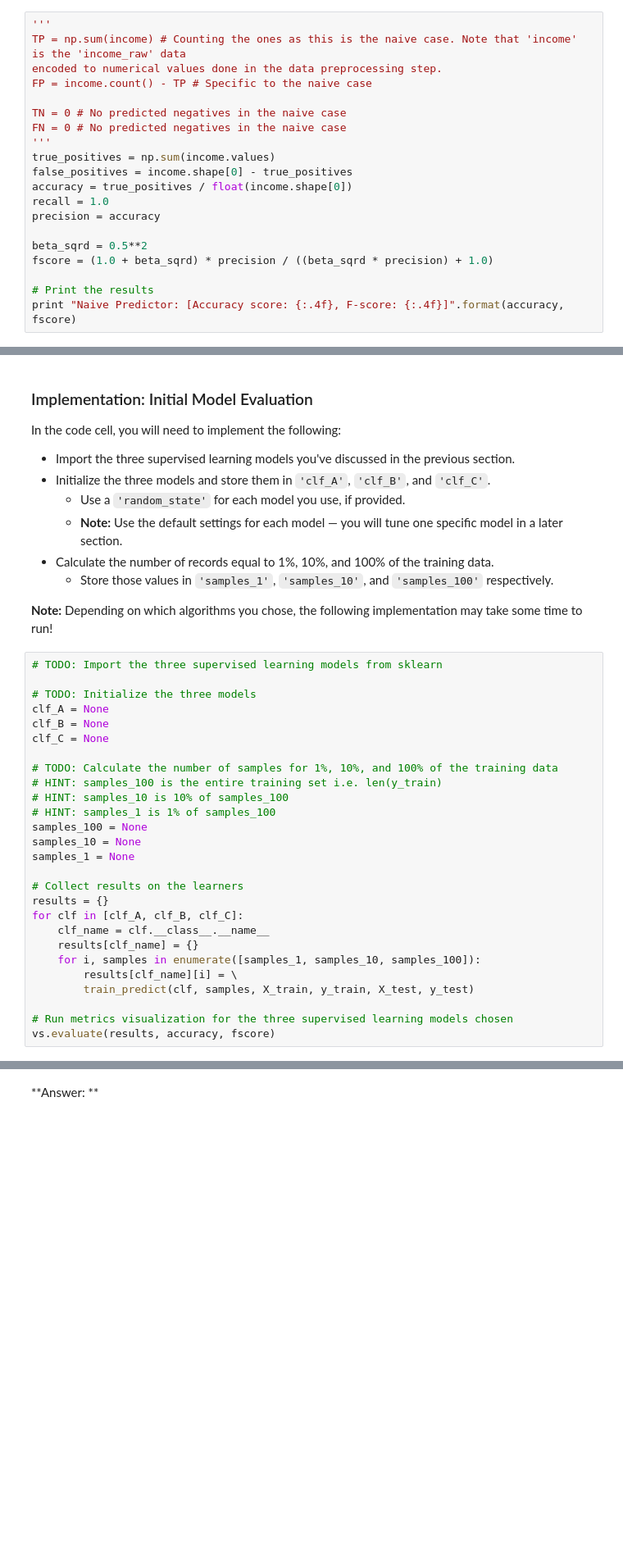
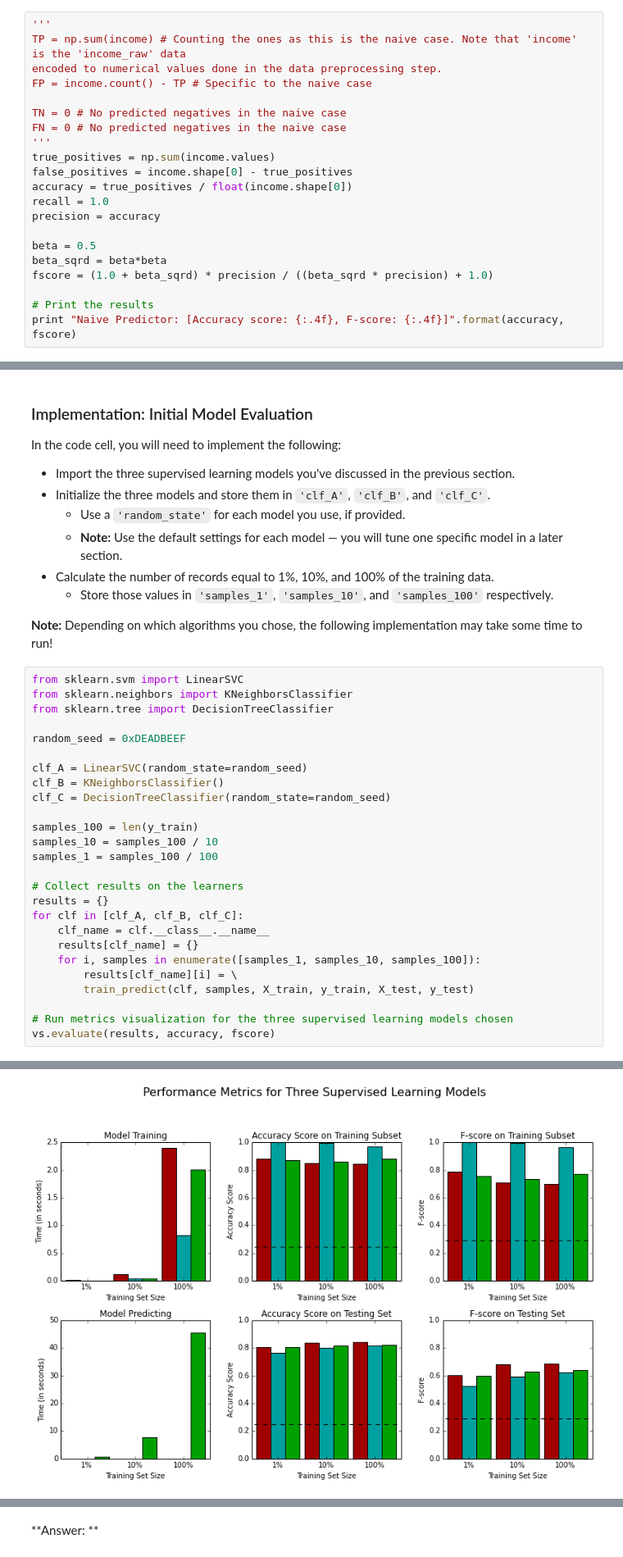
Before and after one commit to baylisslabs/machine-learning, a Jupyter notebook: projects/finding_donors/finding_donors.ipynb, the cells around one changed output, grey strips where cells are left out. Shown at 82% size. Drawn from its saved outputs; the diff is of its cells as text; blank space fills up the shorter version.

```diff
--- a/projects/finding_donors/finding_donors.ipynb
+++ b/projects/finding_donors/finding_donors.ipynb
@@ -242,7 +242,8 @@ accuracy = true_positives / float(income.shape[0])
 recall = 1.0
 precision = accuracy
 
-beta_sqrd = 0.5**2
+beta = 0.5
+beta_sqrd = beta*beta
 fscore = (1.0 + beta_sqrd) * precision / ((beta_sqrd * precision) + 1.0)
 
 # Print the results
@@ -347,20 +333,19 @@ In the code cell, you will need to implement the following:
 
 **Note:** Depending on which algorithms you chose, the following implementation may take some time to run!
 # %%
-# TODO: Import the three supervised learning models from sklearn
+from sklearn.svm import LinearSVC
+from sklearn.neighbors import KNeighborsClassifier
+from sklearn.tree import DecisionTreeClassifier
 
-# TODO: Initialize the three models
-clf_A = None
-clf_B = None
-clf_C = None
+random_seed = 0xDEADBEEF
 
-# TODO: Calculate the number of samples for 1%, 10%, and 100% of the training data
-# HINT: samples_100 is the entire training set i.e. len(y_train)
-# HINT: samples_10 is 10% of samples_100
-# HINT: samples_1 is 1% of samples_100
-samples_100 = None
-samples_10 = None
-samples_1 = None
+clf_A = LinearSVC(random_state=random_seed)
+clf_B = KNeighborsClassifier()
+clf_C = DecisionTreeClassifier(random_state=random_seed)
+
+samples_100 = len(y_train)
+samples_10 = samples_100 / 10
+samples_1 = samples_100 / 100
 
 # Collect results on the learners
 results = {}
@@ -373,3 +358,4 @@ for clf in [clf_A, clf_B, clf_C]:
 
 # Run metrics visualization for the three supervised learning models chosen
 vs.evaluate(results, accuracy, fscore)
+# %% [output]
@@ -376,3 +371,4 @@ vs.evaluate(results, accuracy, fscore)
+[figure, added]
 # %% [markdown]
 ----
 ## Improving Results
```
Also changed, not shown: parts of 6 cells of this notebook, 1 other file.
